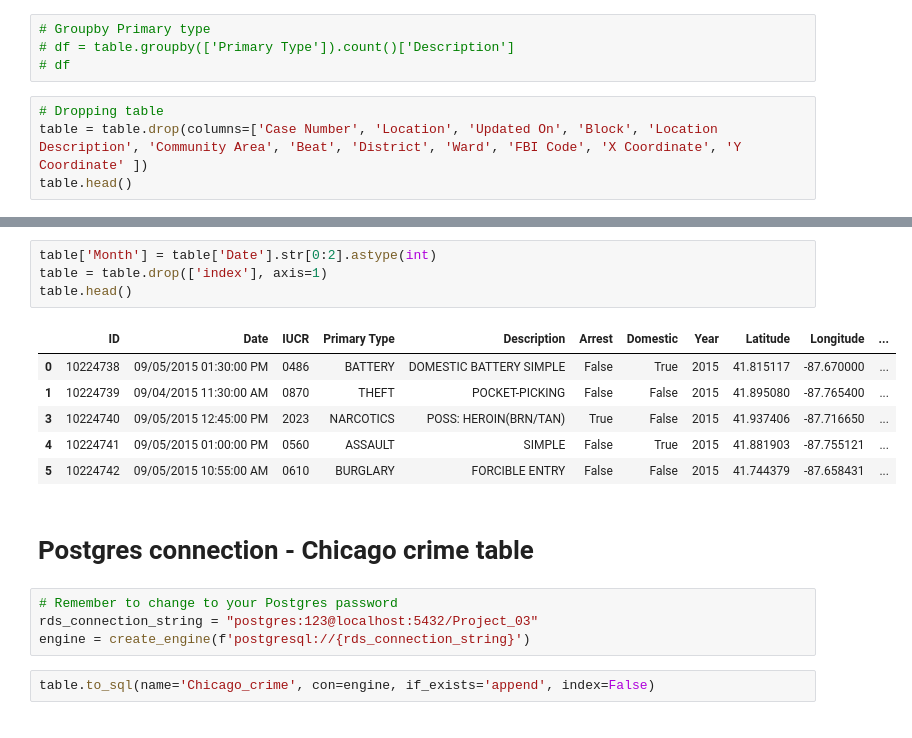
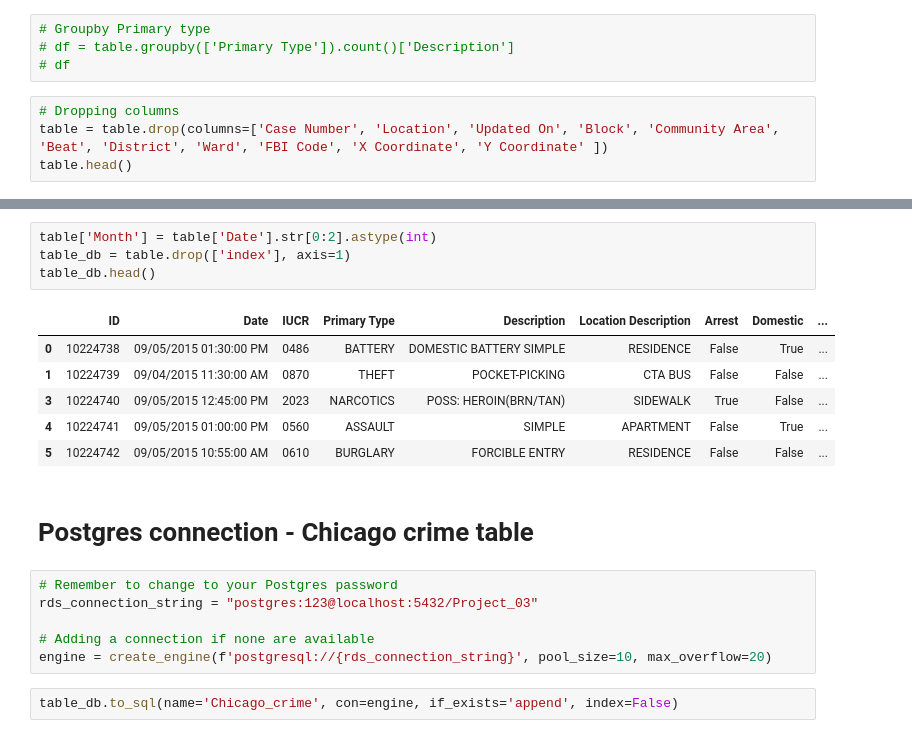
Before and after one commit to Karla-Flores/Chicago-Crime-Visualizing-Data, a Jupyter notebook: Proyect_03.ipynb, the cells around one changed output, grey strips where cells are left out. Cells and saved outputs as stored; diff of their text form.

```diff
--- a/Proyect_03.ipynb
+++ b/Proyect_03.ipynb
@@ -56,7 +58,7 @@ table.head()
 # df = table.groupby(['Primary Type']).count()['Description']
 # df
 # %%
-# Dropping table
-table = table.drop(columns=['Case Number', 'Location', 'Updated On', 'Block', 'Location Description', 'Community Area', 'Beat', 'District', 'Ward', 'FBI Code', 'X Coordinate', 'Y Coordinate' ])
+# Dropping columns
+table = table.drop(columns=['Case Number', 'Location', 'Updated On', 'Block', 'Community Area', 'Beat', 'District', 'Ward', 'FBI Code', 'X Coordinate', 'Y Coordinate' ])
 table.head()
 # %% [output]
@@ -80,19 +82,21 @@ table.head()
 # %%
 table['Month'] = table['Date'].str[0:2].astype(int)
-table = table.drop(['index'], axis=1)
-table.head()
+table_db = table.drop(['index'], axis=1)
+table_db.head()
 # %% [output]
-|  | ID | Date | IUCR | Primary Type | Description | Arrest | Domestic | Year | Latitude | Longitude | ... |
-| 0 | 10224738 | 09/05/2015 01:30:00 PM | 0486 | BATTERY | DOMESTIC BATTERY SIMPLE | False | True | 2015 | 41.815117 | -87.670000 | ... |
-| 1 | 10224739 | 09/04/2015 11:30:00 AM | 0870 | THEFT | POCKET-PICKING | False | False | 2015 | 41.895080 | -87.765400 | ... |
-| 3 | 10224740 | 09/05/2015 12:45:00 PM | 2023 | NARCOTICS | POSS: HEROIN(BRN/TAN) | True | False | 2015 | 41.937406 | -87.716650 | ... |
-| 4 | 10224741 | 09/05/2015 01:00:00 PM | 0560 | ASSAULT | SIMPLE | False | True | 2015 | 41.881903 | -87.755121 | ... |
-| 5 | 10224742 | 09/05/2015 10:55:00 AM | 0610 | BURGLARY | FORCIBLE ENTRY | False | False | 2015 | 41.744379 | -87.658431 | ... |
+|  | ID | Date | IUCR | Primary Type | Description | Location Description | Arrest | Domestic | ... |
+| 0 | 10224738 | 09/05/2015 01:30:00 PM | 0486 | BATTERY | DOMESTIC BATTERY SIMPLE | RESIDENCE | False | True | ... |
+| 1 | 10224739 | 09/04/2015 11:30:00 AM | 0870 | THEFT | POCKET-PICKING | CTA BUS | False | False | ... |
+| 3 | 10224740 | 09/05/2015 12:45:00 PM | 2023 | NARCOTICS | POSS: HEROIN(BRN/TAN) | SIDEWALK | True | False | ... |
+| 4 | 10224741 | 09/05/2015 01:00:00 PM | 0560 | ASSAULT | SIMPLE | APARTMENT | False | True | ... |
+| 5 | 10224742 | 09/05/2015 10:55:00 AM | 0610 | BURGLARY | FORCIBLE ENTRY | RESIDENCE | False | False | ... |
 # %% [markdown]
 # Postgres connection - Chicago crime table
 # %%
 # Remember to change to your Postgres password
 rds_connection_string = "postgres:123@localhost:5432/Project_03"
-engine = create_engine(f'postgresql://{rds_connection_string}')
+
+# Adding a connection if none are available
+engine = create_engine(f'postgresql://{rds_connection_string}', pool_size=10, max_overflow=20)
 # %%
-table.to_sql(name='Chicago_crime', con=engine, if_exists='append', index=False)
+table_db.to_sql(name='Chicago_crime', con=engine, if_exists='append', index=False)
```
Also changed, not shown: parts of 3 cells of this notebook.
